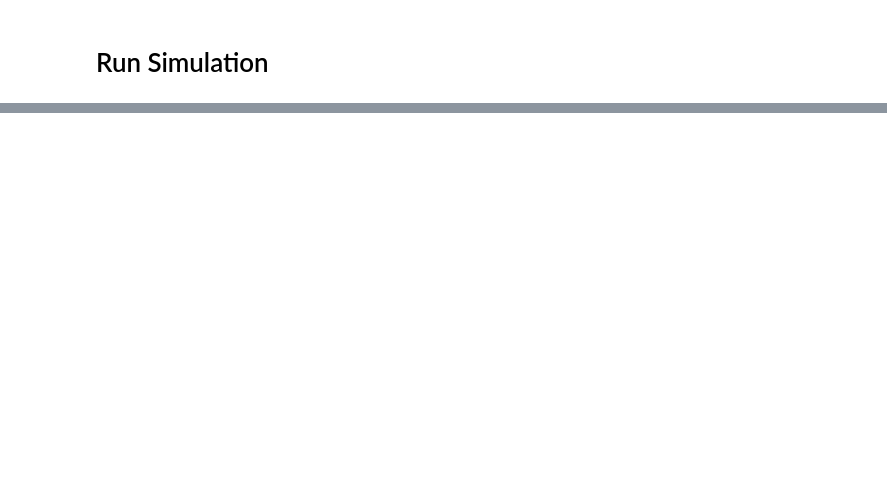
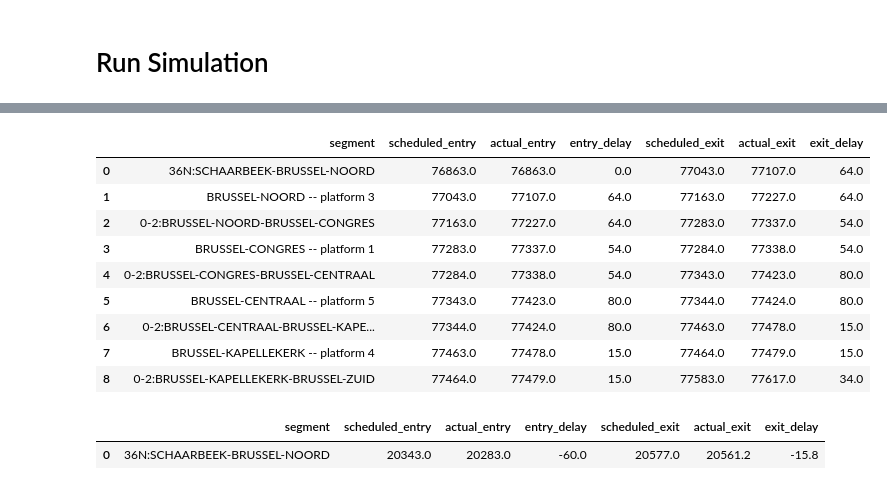
Before and after one commit to DauwDW/Thesis, a Jupyter notebook: notebooks/Run_Simulation.ipynb, the cells around one changed output, grey strips where cells are left out. Cells and saved outputs as stored; diff of their text form; code cells hidden in the pictures; blank space fills up the shorter version.

```diff
--- a/notebooks/Run_Simulation.ipynb
+++ b/notebooks/Run_Simulation.ipynb
@@ -110,0 +308,18 @@ DEBUG:reality.sampling:Geen data voor (28:THURN EN TAXIS-SCHAARBEEK, freight, 0-
+# %%
+display(compare_train(10, state, timetable, trains))
+# %% [output]
+|  | segment | scheduled_entry | actual_entry | entry_delay | scheduled_exit | actual_exit | exit_delay |
+| 0 | 36N:SCHAARBEEK-BRUSSEL-NOORD | 76863.0 | 76863.0 | 0.0 | 77043.0 | 77107.0 | 64.0 |
+| 1 | BRUSSEL-NOORD -- platform 3 | 77043.0 | 77107.0 | 64.0 | 77163.0 | 77227.0 | 64.0 |
+| 2 | 0-2:BRUSSEL-NOORD-BRUSSEL-CONGRES | 77163.0 | 77227.0 | 64.0 | 77283.0 | 77337.0 | 54.0 |
+| 3 | BRUSSEL-CONGRES -- platform 1 | 77283.0 | 77337.0 | 54.0 | 77284.0 | 77338.0 | 54.0 |
+| 4 | 0-2:BRUSSEL-CONGRES-BRUSSEL-CENTRAAL | 77284.0 | 77338.0 | 54.0 | 77343.0 | 77423.0 | 80.0 |
+| 5 | BRUSSEL-CENTRAAL -- platform 5 | 77343.0 | 77423.0 | 80.0 | 77344.0 | 77424.0 | 80.0 |
+| 6 | 0-2:BRUSSEL-CENTRAAL-BRUSSEL-KAPE... | 77344.0 | 77424.0 | 80.0 | 77463.0 | 77478.0 | 15.0 |
+| 7 | BRUSSEL-KAPELLEKERK -- platform 4 | 77463.0 | 77478.0 | 15.0 | 77464.0 | 77479.0 | 15.0 |
+| 8 | 0-2:BRUSSEL-KAPELLEKERK-BRUSSEL-ZUID | 77464.0 | 77479.0 | 15.0 | 77583.0 | 77617.0 | 34.0 |
+# %%
+display(compare_train(900003, state, timetable, trains))
+# %% [output]
+|  | segment | scheduled_entry | actual_entry | entry_delay | scheduled_exit | actual_exit | exit_delay |
+| 0 | 36N:SCHAARBEEK-BRUSSEL-NOORD | 20343.0 | 20283.0 | -60.0 | 20577.0 | 20561.2 | -15.8 |
```
Also changed, not shown: parts of 13 cells of this notebook, 16 other files.
